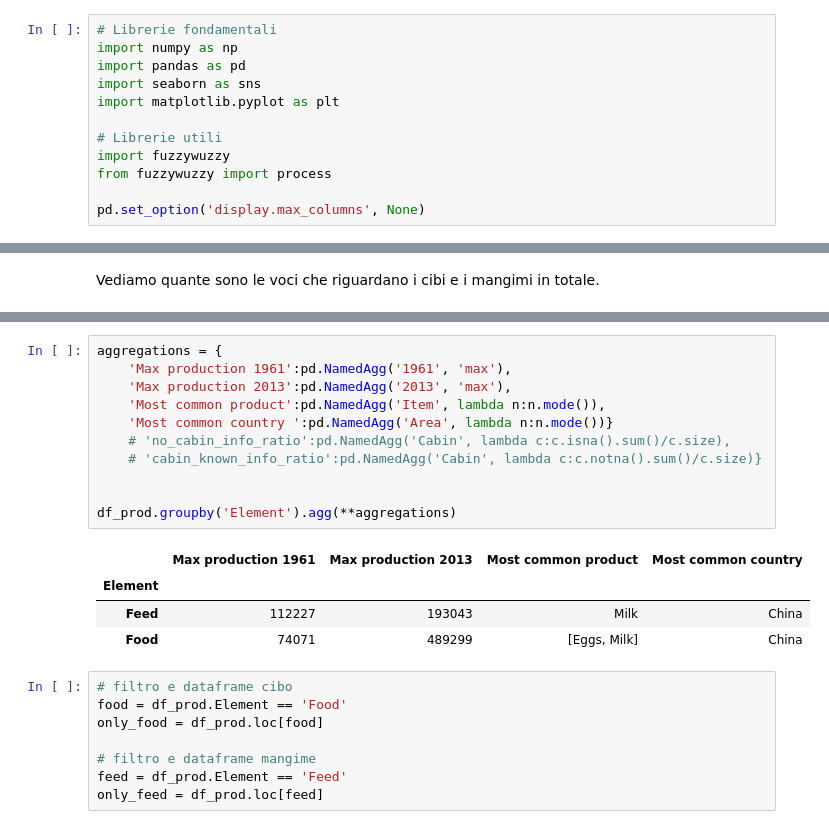
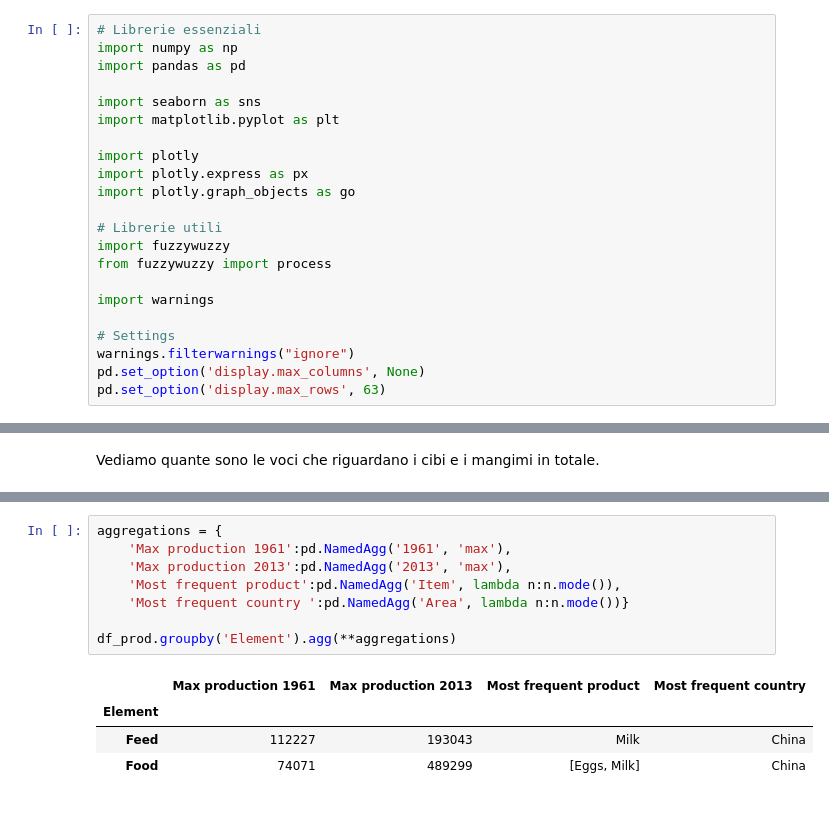
Before and after one commit to TheHextech/start2impact, a Jupyter notebook: Data_Science/Food_Project_DataVisualization_DataManipulation/EmanueleImmesiDataVis.ipynb, the cells around one changed output, grey strips where cells are left out. Saved outputs shown, nothing was run; the diff lists cells and outputs as text.

```diff
--- a/Data_Science/Food_Project_DataVisualization_DataManipulation/EmanueleImmesiDataVis.ipynb
+++ b/Data_Science/Food_Project_DataVisualization_DataManipulation/EmanueleImmesiDataVis.ipynb
@@ -50,17 +57,27 @@ Questo progetto sfrutta due datasets caricati su Kaggle:
 # %% [markdown]
 ### Import di dati, moduli e funzioni utili
 # %%
-# Librerie fondamentali
+# Librerie essenziali
 import numpy as np
 import pandas as pd
+
 import seaborn as sns
 import matplotlib.pyplot as plt
+
+import plotly
+import plotly.express as px
+import plotly.graph_objects as go
 
 # Librerie utili
 import fuzzywuzzy
 from fuzzywuzzy import process
 
+import warnings
+
+# Settings
+warnings.filterwarnings("ignore")
 pd.set_option('display.max_columns', None)
+pd.set_option('display.max_rows', 63)
 # %%
 # Dataset della produzione di cibi/mangimi dei vari paesi del mondo
 fao_df = pd.read_csv('Data/Fao.csv')
@@ -793,24 +822,13 @@ Cerchiamo ora di estrarre in modo compatto anche alcune statistiche dal datafram
 # %%
 aggregations = {
     'Max production 1961':pd.NamedAgg('1961', 'max'),
     'Max production 2013':pd.NamedAgg('2013', 'max'),
-    'Most common product':pd.NamedAgg('Item', lambda n:n.mode()),
-    'Most common country ':pd.NamedAgg('Area', lambda n:n.mode())}
-    # 'no_cabin_info_ratio':pd.NamedAgg('Cabin', lambda c:c.isna().sum()/c.size),
-    # 'cabin_known_info_ratio':pd.NamedAgg('Cabin', lambda c:c.notna().sum()/c.size)}
-
+    'Most frequent product':pd.NamedAgg('Item', lambda n:n.mode()),
+    'Most frequent country ':pd.NamedAgg('Area', lambda n:n.mode())}
 
 df_prod.groupby('Element').agg(**aggregations)
 # %% [output]
-|  | Max production 1961 | Max production 2013 | Most common product | Most common country |
+|  | Max production 1961 | Max production 2013 | Most frequent product | Most frequent country |
 | Element |  |  |  |  |
 | Feed | 112227 | 193043 | Milk | China |
 | Food | 74071 | 489299 | [Eggs, Milk] | China |
-# %%
-# filtro e dataframe cibo
-food = df_prod.Element == 'Food'
-only_food = df_prod.loc[food]
-
-# filtro e dataframe mangime
-feed = df_prod.Element == 'Feed'
-only_feed = df_prod.loc[feed]
```
Also changed, not shown: parts of 22 cells of this notebook.
